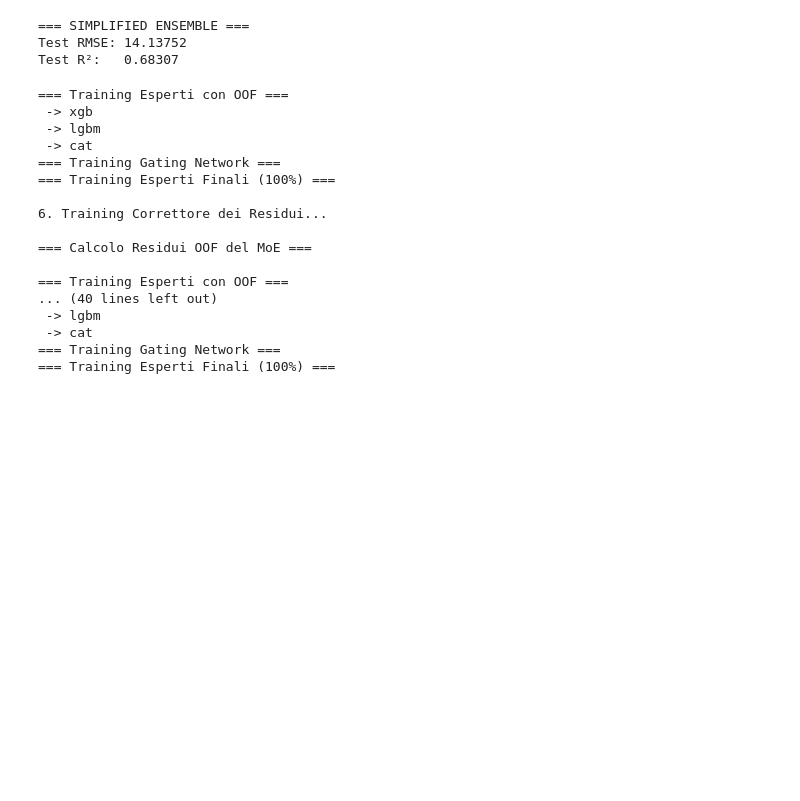
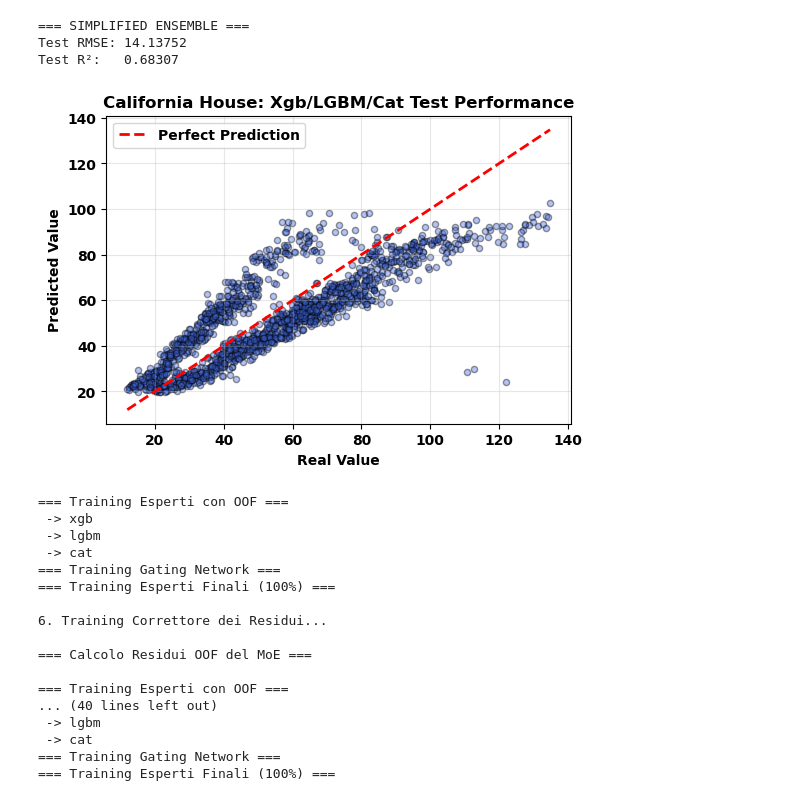
Before and after one commit to McNuggetsIT/FoodDeliveryTime, a Jupyter notebook: train.ipynb, the cells around one changed output. Cells and saved outputs as stored; diff of their text form; code cells hidden in the pictures; blank space fills up the shorter version.

Commit message:
graph added

```diff
--- a/train.ipynb
+++ b/train.ipynb
@@ -492,6 +492,10 @@ print(f"Test R²:   {simple_r2:.5f}")
 === SIMPLIFIED ENSEMBLE ===
 Test RMSE: 14.13752
 Test R²:   0.68307
+# %%
+fig, ax = functions.get_prediction_graph({'California House: Xgb/LGBM/Cat':(None, y_pred_simple)}, y_test=y_test)
+# %% [output]
+[figure, added]
 # %%
 from sklearn.base import BaseEstimator, RegressorMixin, clone
 from sklearn.model_selection import KFold
```
Also changed, not shown: 1 other file.
